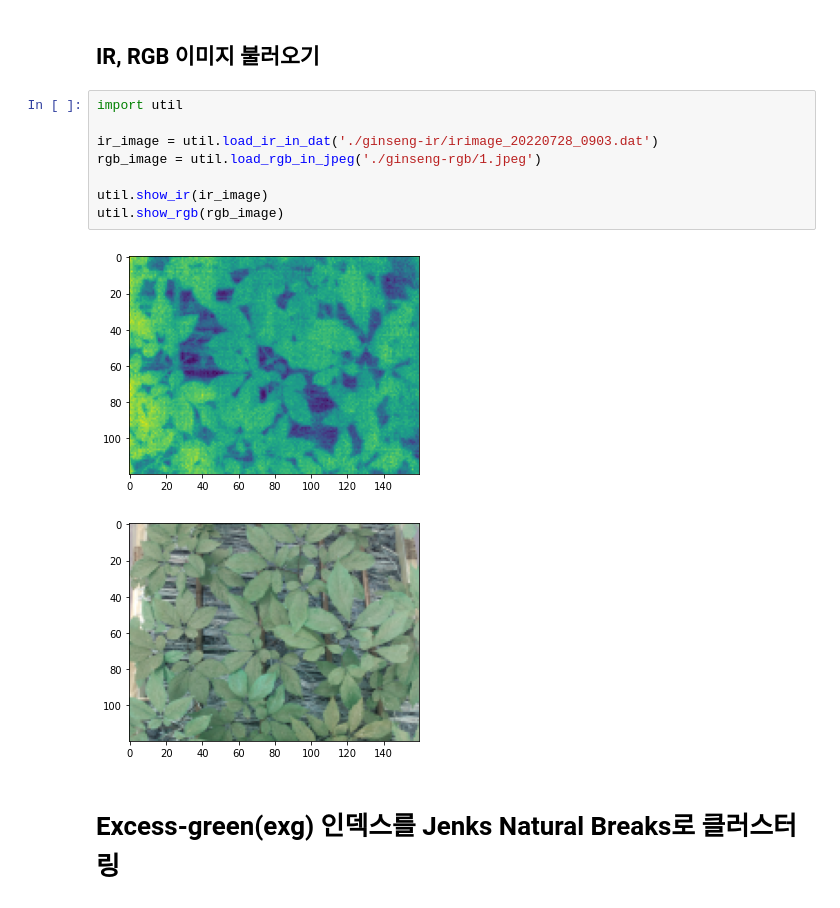
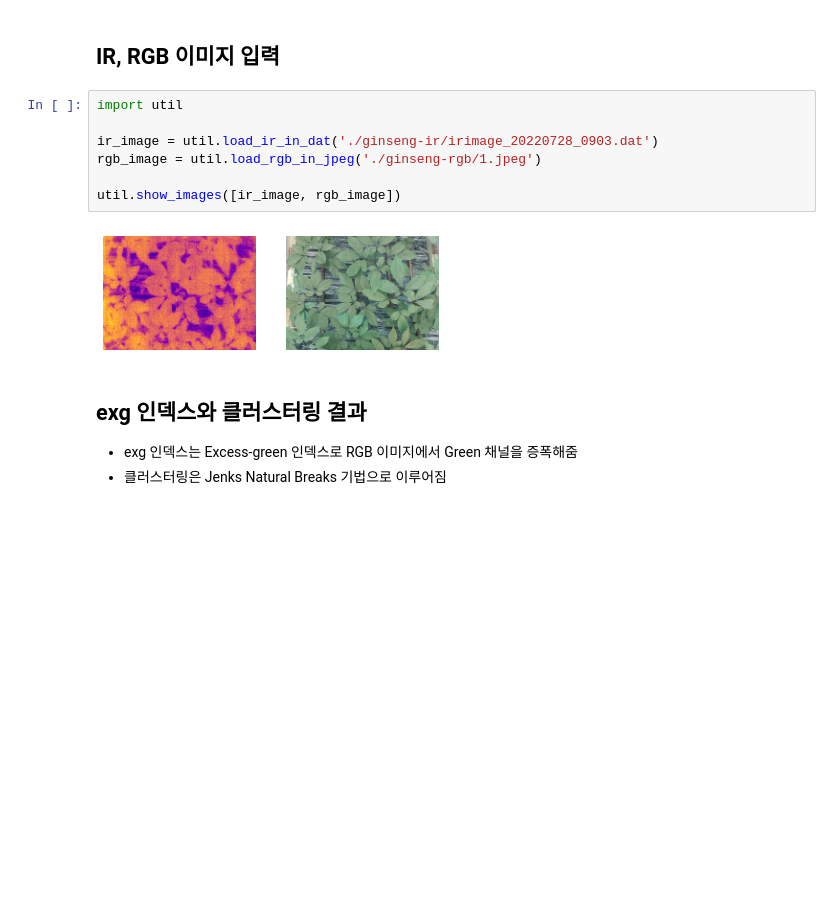
Before and after one commit to plming/infrared-leaf-segmentation, a Jupyter notebook: demo_ginseng.ipynb, the cells around one changed output. Cells and saved outputs as stored; diff of their text form; blank space fills up the shorter version.

```diff
--- a/demo_ginseng.ipynb
+++ b/demo_ginseng.ipynb
@@ -12,18 +1,18 @@ import jenkspy
 # %% [markdown]
-## IR, RGB 이미지 불러오기
+## IR, RGB 이미지 입력
 # %%
 import util
 
 ir_image = util.load_ir_in_dat('./ginseng-ir/irimage_20220728_0903.dat')
 rgb_image = util.load_rgb_in_jpeg('./ginseng-rgb/1.jpeg')
 
-util.show_ir(ir_image)
-util.show_rgb(rgb_image)
+util.show_images([ir_image, rgb_image])
 # %% [output]
-[figure, old version]
+[figure, new version]
-[figure, removed]
-# %% [markdown]
-# Excess-green(exg) 인덱스를 Jenks Natural Breaks로 클러스터링
+# %% [markdown]
+## exg 인덱스와 클러스터링 결과
+* exg 인덱스는 Excess-green 인덱스로 RGB 이미지에서 Green 채널을 증폭해줌
+* 클러스터링은 Jenks Natural Breaks 기법으로 이루어짐
 # %%
 import util
 
```
Also changed, not shown: parts of 11 cells of this notebook, 2 other files.
